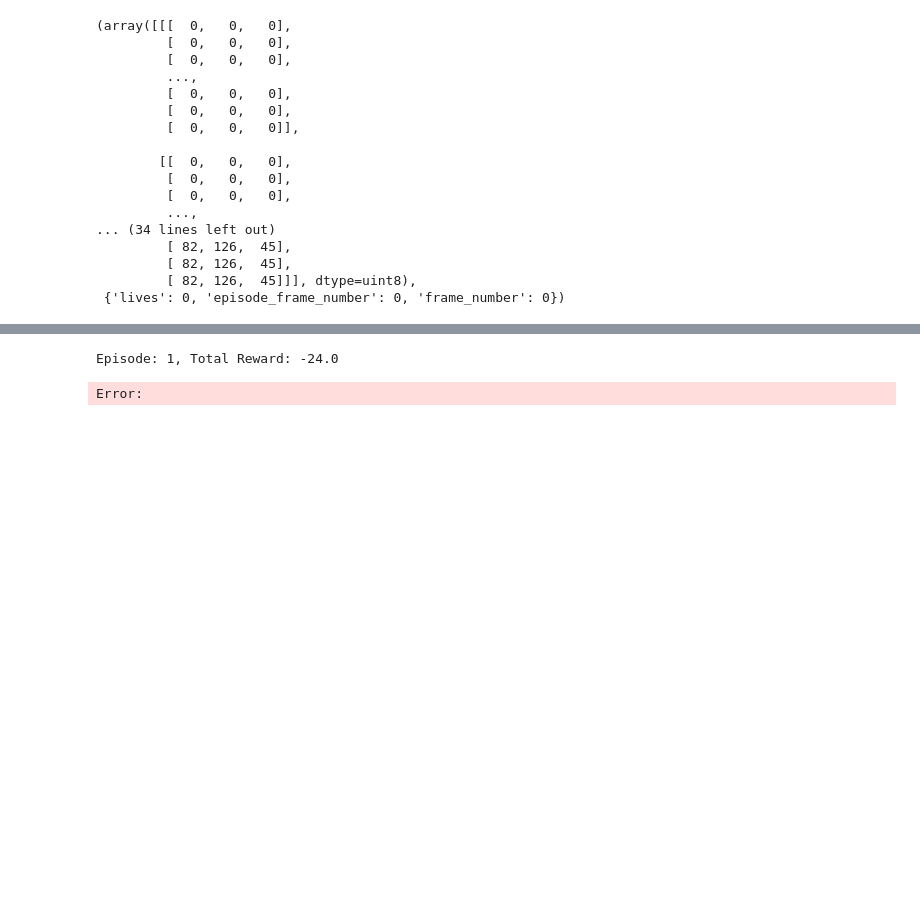
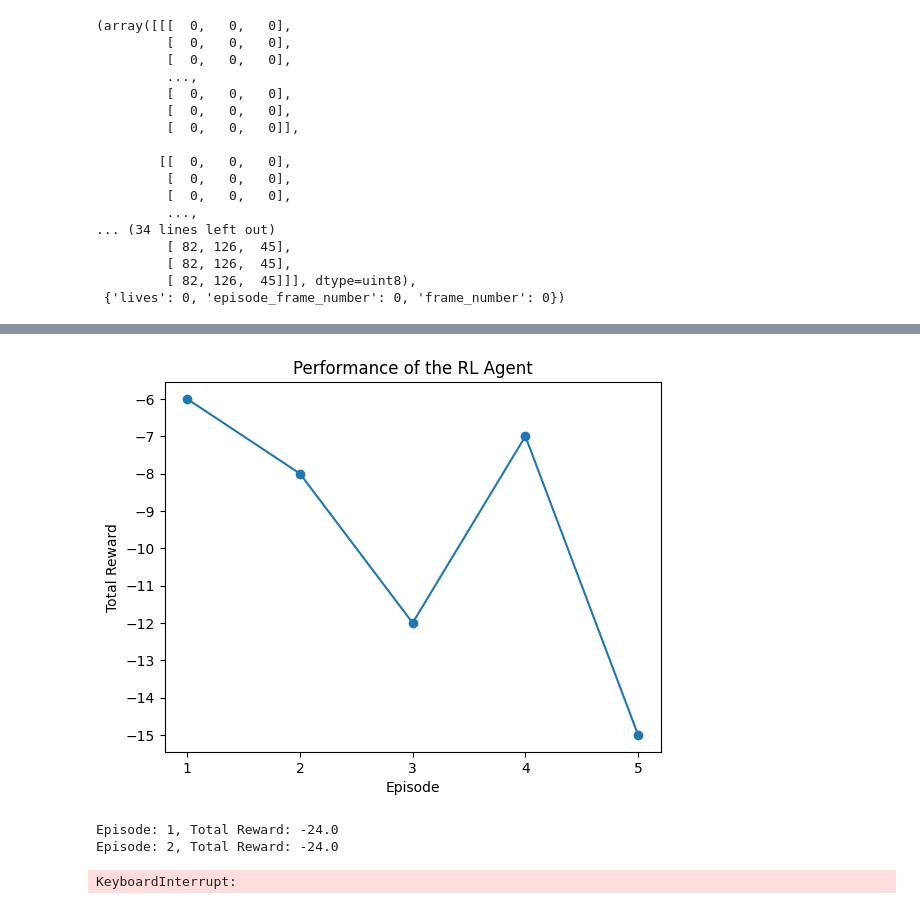
Before and after one commit to Dom17Pham/RL-tennis, a Jupyter notebook: RL-tennis-nb.ipynb, the cells around one changed output, grey strips where cells are left out. Saved outputs shown, nothing was run; the diff lists cells and outputs as text; code cells hidden in the pictures; blank space fills up the shorter version.

Commit message:
Started adding descriptives and added multithreading for training.

```diff
--- a/RL-tennis-nb.ipynb
+++ b/RL-tennis-nb.ipynb
@@ -167,0 +199,33 @@ env.close()
+# %%
+from concurrent.futures import ThreadPoolExecutor
+
+performance_record = []
+max_workers = 4  # None is default value (number of available CPU cores)
+
+# Function to run a single episode of training
+def run_episode(episode):
+    state_tuple = env.reset()
+    observation = state_tuple[0]  # Extract the observation from the tuple
+    state = np.expand_dims(observation, axis=0)  # Add batch dimension
+    total_reward = 0
+    done = False
+    while not done:
+        action = agent.act(state)
+        observations = env.step(action)
+        next_state = observations[0]
+        reward = observations[1]
+        done = observations[2]
+        next_state = np.expand_dims(next_state, axis=0)  # Add batch dimension
+        agent.train(state, action, next_state, reward, done)
+        state = next_state
+        total_reward += reward
+    return total_reward
+
+with ThreadPoolExecutor(max_workers=max_workers) as executor:
+    # Run episodes in parallel and collect results
+    episode_rewards = list(executor.map(run_episode, range(hyperparameters["training_episodes"])))
+
+# Record episode performance
+performance_record.extend(episode_rewards)
+
+model.save("agent_model.keras")
@@ -168,6 +250,14 @@ env.close()
+# %%
+plt.plot(range(1, hyperparameters["training_episodes"] + 1), performance_record, marker='o')
+plt.xlabel('Episode')
+plt.xticks(range(1, hyperparameters["training_episodes"] + 1, 1))
+plt.ylabel('Total Reward')
+plt.yticks(range(int(min(performance_record)), int(max(performance_record)) + 1, 1))
+plt.title('Performance of the RL Agent')
+plt.show()
+# %% [output]
+[figure, added]
 # %%
-from tensorflow.keras.models import load_model
-
 # Load the saved model
 saved_model_path = "agent_model.keras"
 loaded_model = load_model(saved_model_path)
@@ -179,8 +269,7 @@ env = gym.make('ALE/Tennis-v5',full_action_space=True, render_mode="human")
 env.reset()
 
 # Testing loop
-num_episodes = 1  # Number of episodes for testing
-for episode in range(episodes):
+for episode in range(hyperparameters["testing_episodes"]):
     state_tuple = env.reset()
     observation = state_tuple[0]  # Extract the observation from the tuple
     state = np.expand_dims(observation, axis=0)  # Add batch dimension
@@ -200,7 +289,8 @@ for episode in range(episodes):
 env.close()
 # %% [output]
 Episode: 1, Total Reward: -24.0
+Episode: 2, Total Reward: -24.0
-Error:
+KeyboardInterrupt:
 # %%
 # Randomized Algorithm (Low Performance) -- For Comparison Purposes
 
```
Also changed, not shown: parts of 15 cells of this notebook.
